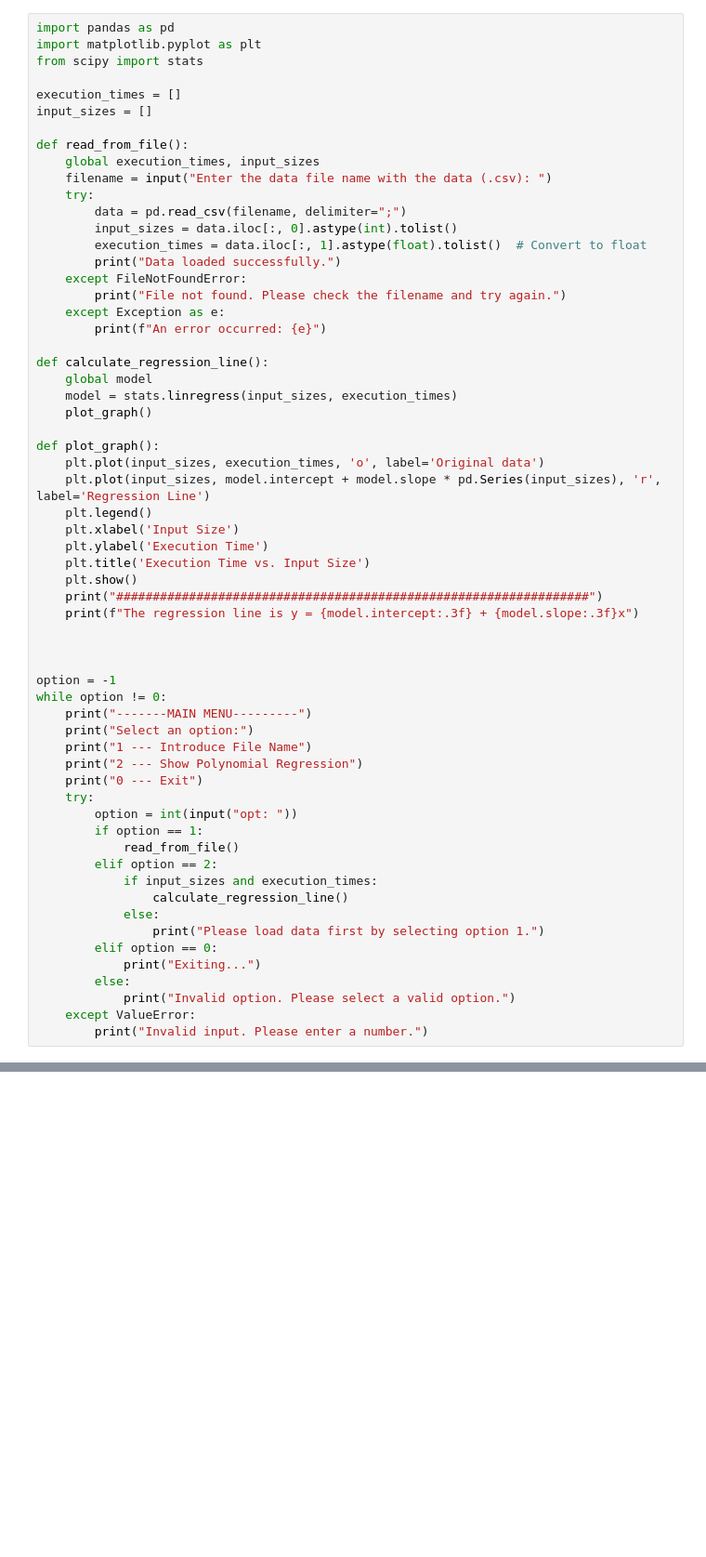
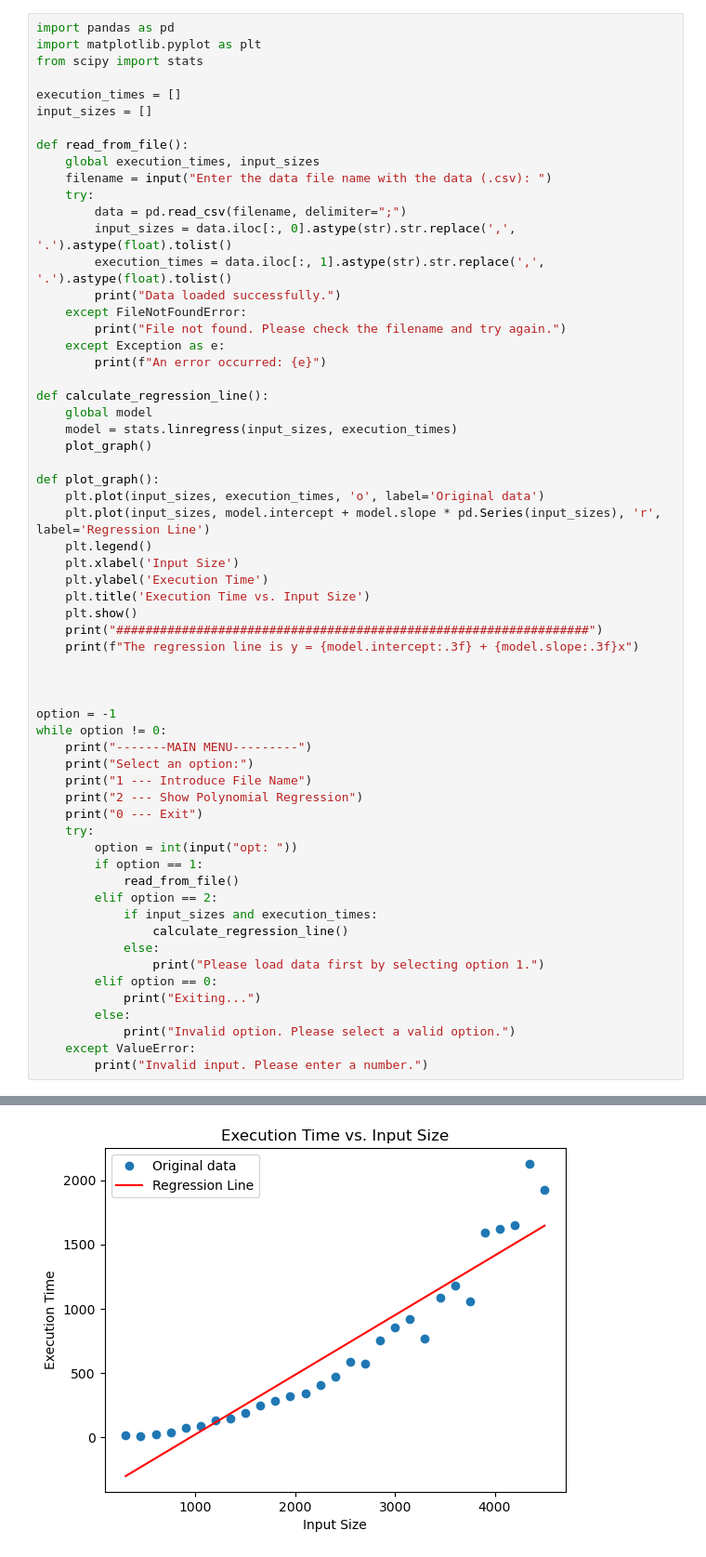
Before and after one commit to francisc-o-liveira/lei-24-s2-1dp-g163, a Jupyter notebook: MATCP/us016/us16.ipynb, the cells around one changed output, grey strips where cells are left out. Shown at 93% size. Cells and saved outputs as stored; diff of their text form; blank space fills up the shorter version.

```diff
--- a/MATCP/us016/us16.ipynb
+++ b/MATCP/us016/us16.ipynb
@@ -11,8 +11,8 @@ def read_from_file():
     filename = input("Enter the data file name with the data (.csv): ")
     try:
         data = pd.read_csv(filename, delimiter=";")
-        input_sizes = data.iloc[:, 0].astype(int).tolist()
-        execution_times = data.iloc[:, 1].astype(float).tolist()  # Convert to float
+        input_sizes = data.iloc[:, 0].astype(str).str.replace(',', '.').astype(float).tolist()
+        execution_times = data.iloc[:, 1].astype(str).str.replace(',', '.').astype(float).tolist()
         print("Data loaded successfully.")
     except FileNotFoundError:
         print("File not found. Please check the filename and try again.")
@@ -79,0 +74 @@ Exiting...
+[figure, added]
```
Also changed, not shown: parts of 1 cell of this notebook, 34 other files.
